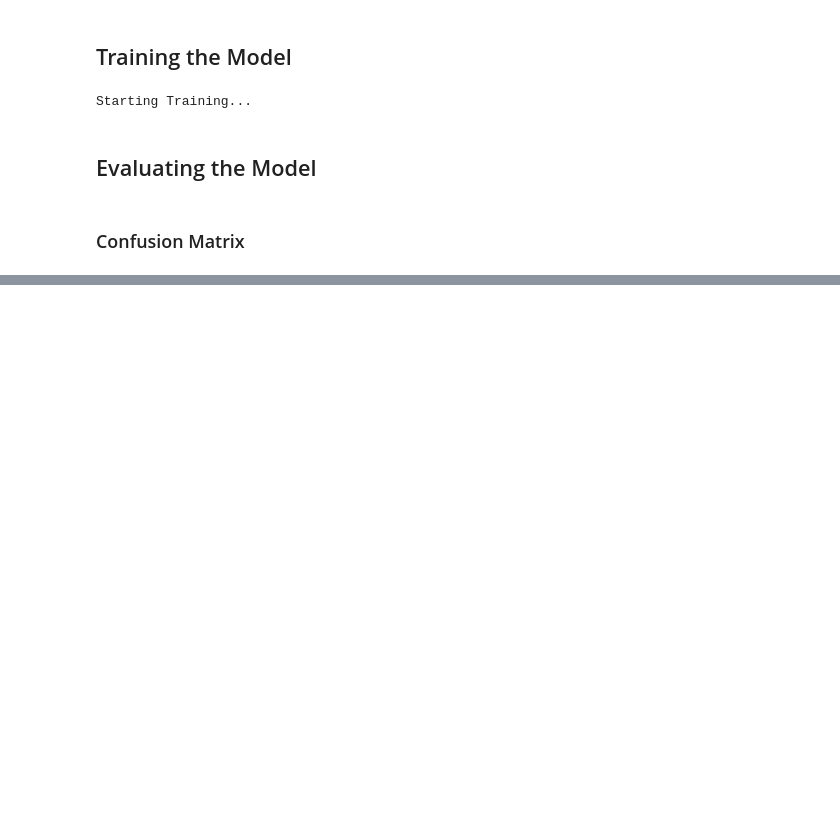
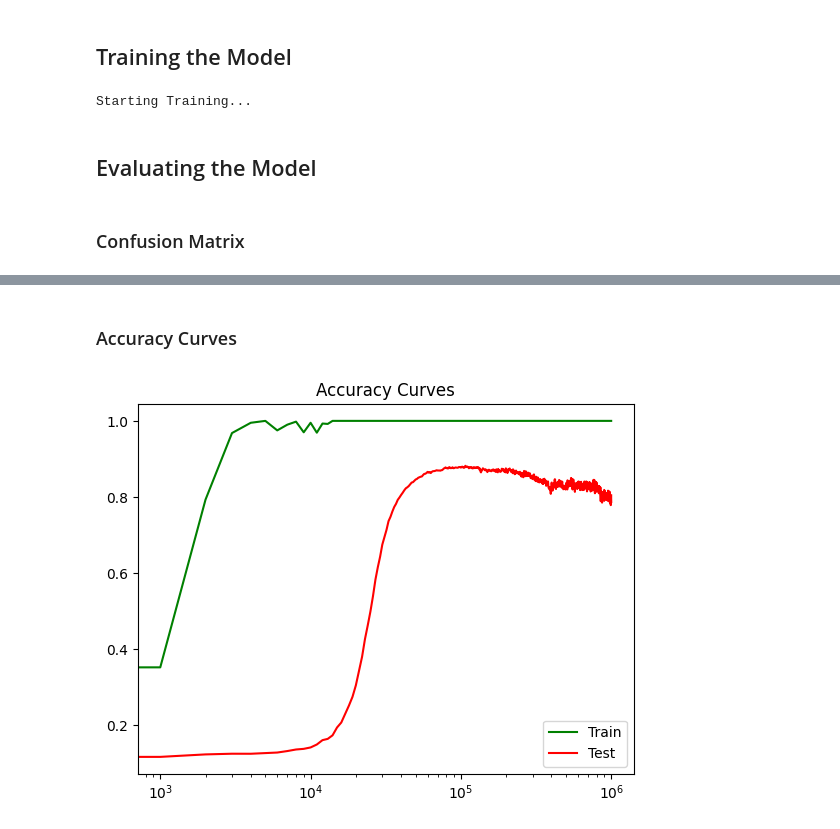
Before and after one commit to xnell90/rmt, a Jupyter notebook: Experiment 2 - Grokking.ipynb, the cells around one changed output, grey strips where cells are left out. Cells and saved outputs as stored; diff of their text form; code cells hidden in the pictures; blank space fills up the shorter version.

Commit message:
generated all figures for experiment 2

```diff
--- a/Experiment 2 - Grokking.ipynb
+++ b/Experiment 2 - Grokking.ipynb
@@ -186 +190,12 @@ Layer: net.5.weight | Shape: torch.Size([10, 200])
 <Figure size 640x480 with 0 Axes>
+# %% [markdown]
+### Accuracy Curves
+# %%
+plt.plot(history['steps'], history['train_accuracies'], label='Train', color='green')
+plt.plot(history['steps'], history['test_accuracies'], label='Test', color='red')
+plt.title("Accuracy Curves")
+plt.xscale('log')
+plt.legend()
+plt.show()
+# %% [output]
+[figure, added]
```
Also changed, not shown: parts of 6 cells of this notebook, 2 other files.
